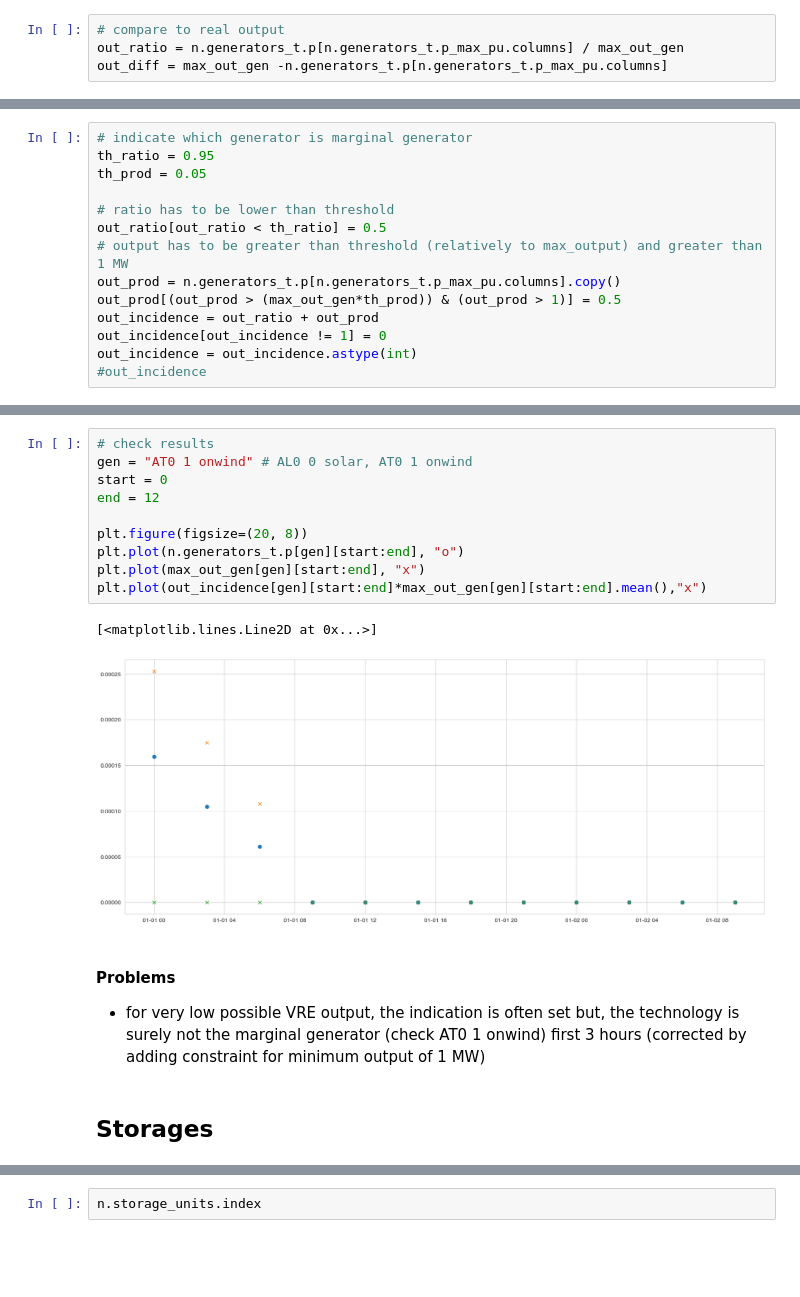
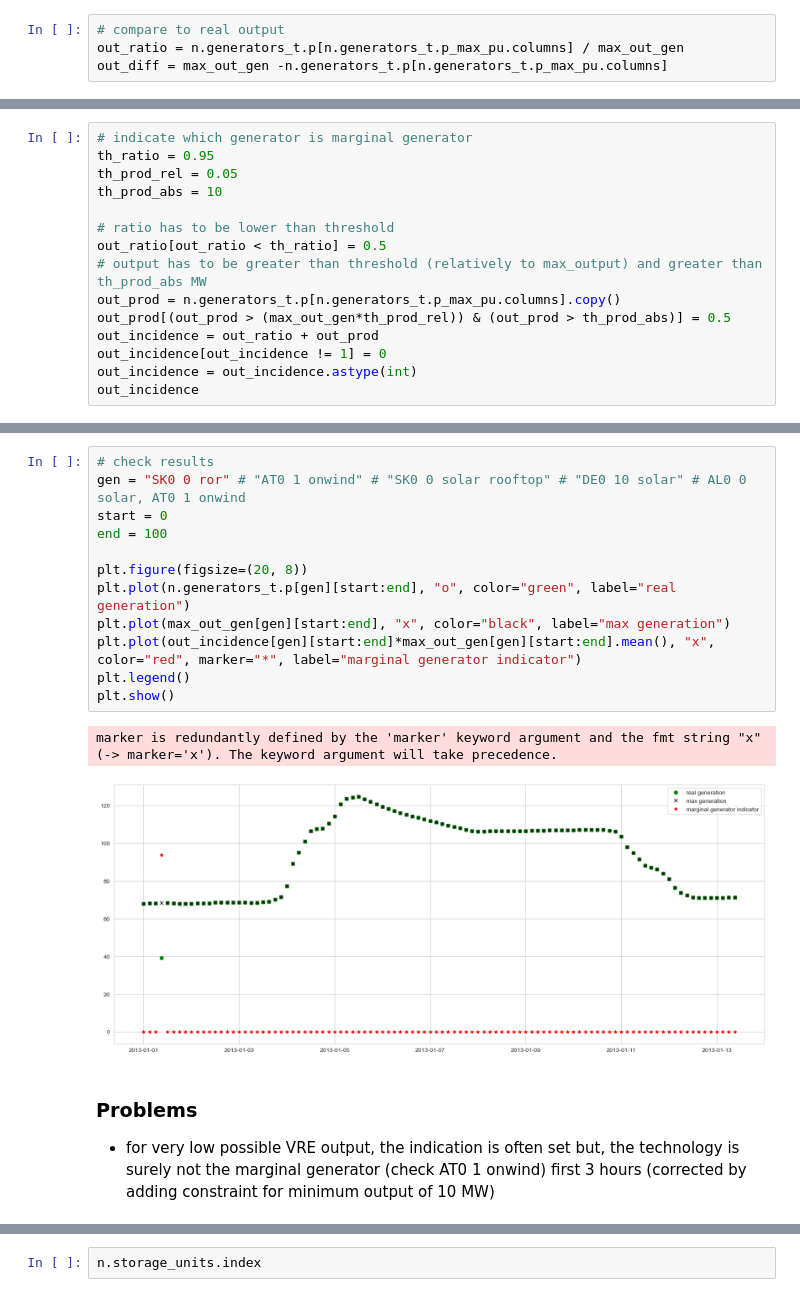
Before and after one commit to JulianGeis/master_thesis, a Jupyter notebook: notebooks/merit_order_analysis.ipynb, the cells around one changed output, grey strips where cells are left out. Cells and saved outputs as stored; diff of their text form; blank space fills up the shorter version.

```diff
--- a/notebooks/merit_order_analysis.ipynb
+++ b/notebooks/merit_order_analysis.ipynb
@@ -297,14 +249,15 @@ out_diff = max_out_gen -n.generators_t.p[n.generators_t.p_max_pu.columns]
 # %%
 # indicate which generator is marginal generator
 th_ratio = 0.95
-th_prod = 0.05
+th_prod_rel = 0.05
+th_prod_abs = 10
 
 # ratio has to be lower than threshold
 out_ratio[out_ratio < th_ratio] = 0.5
-# output has to be greater than threshold (relatively to max_output) and greater than 1 MW
+# output has to be greater than threshold (relatively to max_output) and greater than th_prod_abs MW
 out_prod = n.generators_t.p[n.generators_t.p_max_pu.columns].copy()
-out_prod[(out_prod > (max_out_gen*th_prod)) & (out_prod > 1)] = 0.5
+out_prod[(out_prod > (max_out_gen*th_prod_rel)) & (out_prod > th_prod_abs)] = 0.5
 out_incidence = out_ratio + out_prod
 out_incidence[out_incidence != 1] = 0
 out_incidence = out_incidence.astype(int)
-#out_incidence
+out_incidence
@@ -318,18 +286,18 @@ out_incidence.sum(axis=1).max()
 # %%
 # check results
-gen = "AT0 1 onwind" # AL0 0 solar, AT0 1 onwind
+gen = "SK0 0 ror" # "AT0 1 onwind" # "SK0 0 solar rooftop" # "DE0 10 solar" # AL0 0 solar, AT0 1 onwind
 start = 0
-end = 12
+end = 100
 
 plt.figure(figsize=(20, 8))
-plt.plot(n.generators_t.p[gen][start:end], "o")
-plt.plot(max_out_gen[gen][start:end], "x")
-plt.plot(out_incidence[gen][start:end]*max_out_gen[gen][start:end].mean(),"x")
+plt.plot(n.generators_t.p[gen][start:end], "o", color="green", label="real generation")
+plt.plot(max_out_gen[gen][start:end], "x", color="black", label="max generation")
+plt.plot(out_incidence[gen][start:end]*max_out_gen[gen][start:end].mean(), "x", color="red", marker="*", label="marginal generator indicator")
+plt.legend()
+plt.show()
 # %% [output]
-[<matplotlib.lines.Line2D at 0x...>]
+marker is redundantly defined by the 'marker' keyword argument and the fmt string "x" (-> marker='x'). The keyword argument will take precedence.
-[figure, old version]
+[figure, new version]
 # %% [markdown]
-#### Problems
-- for very low possible VRE output, the indication is often set but, the technology is surely not the marginal generator (check AT0 1 onwind) first 3 hours (corrected by adding constraint for minimum output of 1 MW)
+### Problems
+- for very low possible VRE output, the indication is often set but, the technology is surely not the marginal generator (check AT0 1 onwind) first 3 hours (corrected by adding constraint for minimum output of 10 MW)
-# %% [markdown]
-## Storages
```
Also changed, not shown: parts of 87 cells of this notebook, 4 other files.
